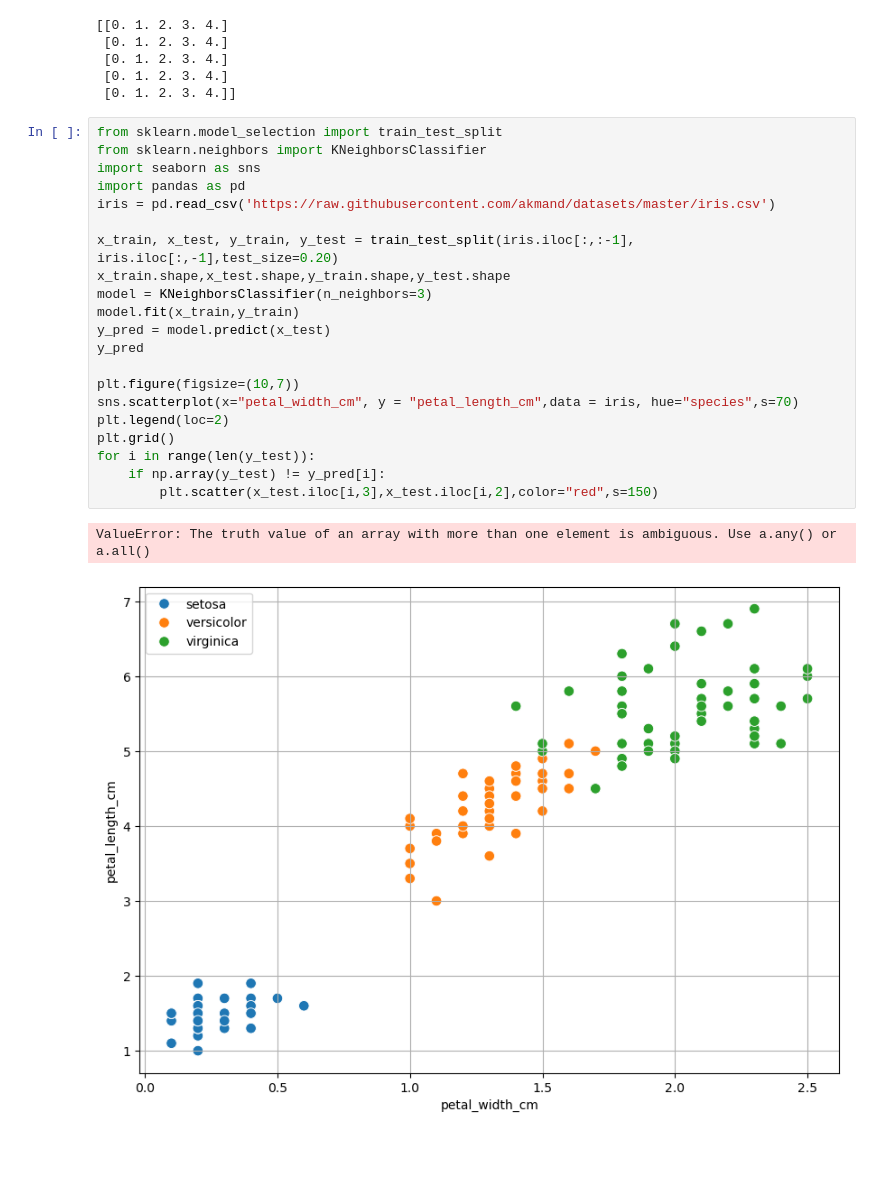
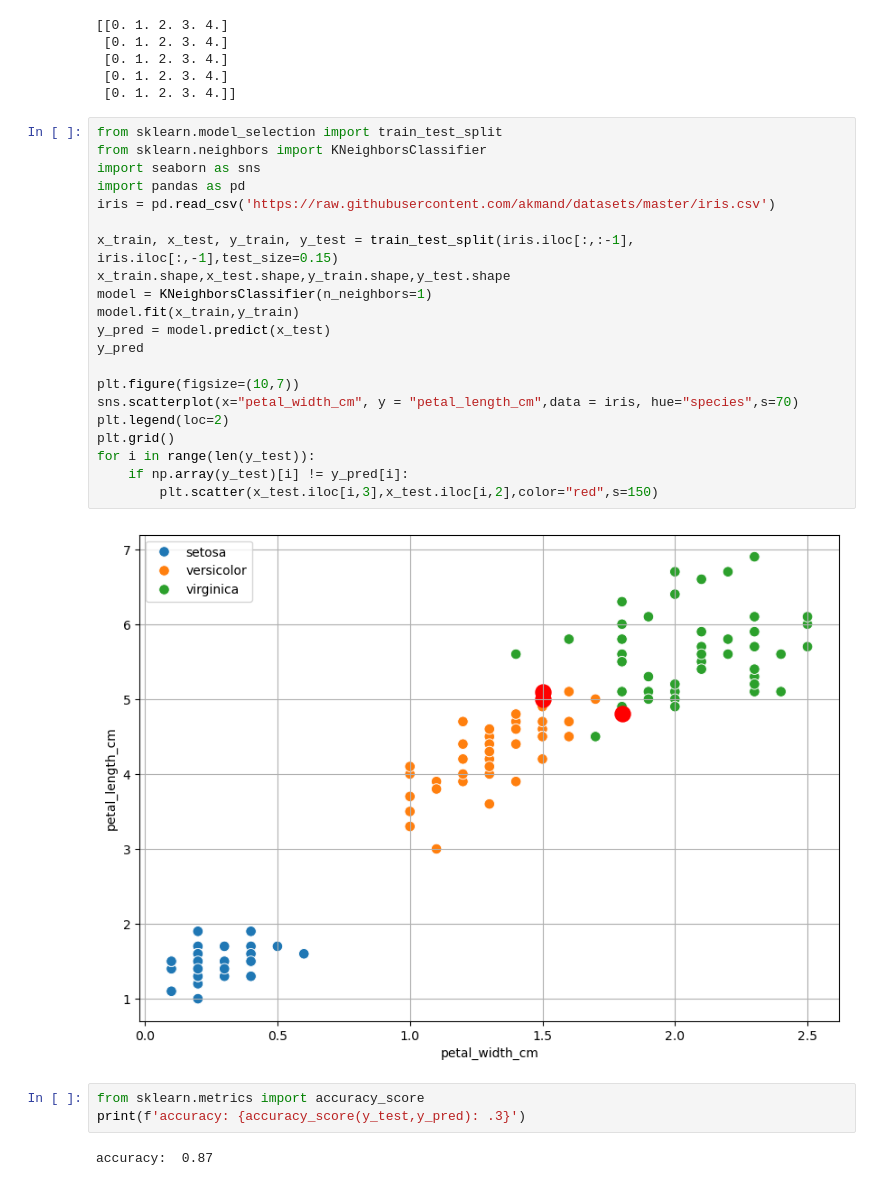
Before and after one commit to ULTRAPROGRAMMERGEORGE/-----, a Jupyter notebook: СИИБД3.ipynb, the cells around one changed output. Cells and saved outputs as stored; diff of their text form; blank space fills up the shorter version.

```diff
--- a/СИИБД3.ipynb
+++ b/СИИБД3.ipynb
@@ -24,24 +68,28 @@ print(Z)
 # %%
 from sklearn.model_selection import train_test_split
 from sklearn.neighbors import KNeighborsClassifier
 import seaborn as sns
 import pandas as pd
 iris = pd.read_csv('https://raw.githubusercontent.com/akmand/datasets/master/iris.csv')
 
-x_train, x_test, y_train, y_test = train_test_split(iris.iloc[:,:-1], iris.iloc[:,-1],test_size=0.20)
+x_train, x_test, y_train, y_test = train_test_split(iris.iloc[:,:-1], iris.iloc[:,-1],test_size=0.15)
 x_train.shape,x_test.shape,y_train.shape,y_test.shape
-model = KNeighborsClassifier(n_neighbors=3)
+model = KNeighborsClassifier(n_neighbors=1)
 model.fit(x_train,y_train)
 y_pred = model.predict(x_test)
 y_pred
 
 plt.figure(figsize=(10,7))
 sns.scatterplot(x="petal_width_cm", y = "petal_length_cm",data = iris, hue="species",s=70)
 plt.legend(loc=2)
 plt.grid()
 for i in range(len(y_test)):
-    if np.array(y_test) != y_pred[i]:
+    if np.array(y_test)[i] != y_pred[i]:
         plt.scatter(x_test.iloc[i,3],x_test.iloc[i,2],color="red",s=150)
 # %% [output]
-ValueError: The truth value of an array with more than one element is ambiguous. Use a.any() or a.all()
-[figure, old version]
+[figure, new version]
+# %%
+from sklearn.metrics import accuracy_score
+print(f'accuracy: {accuracy_score(y_test,y_pred): .3}')
+# %% [output]
+accuracy:  0.87
```
Also changed, not shown: parts of 3 cells of this notebook, 3 other files.
